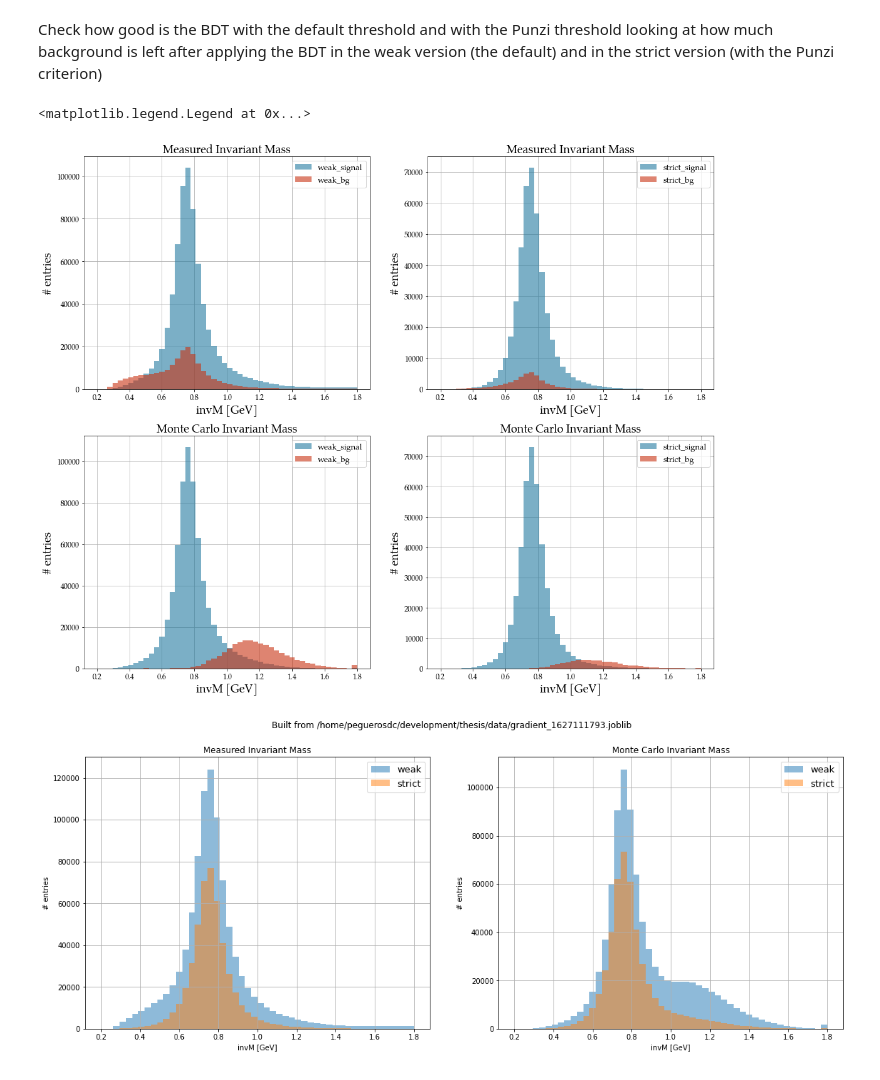
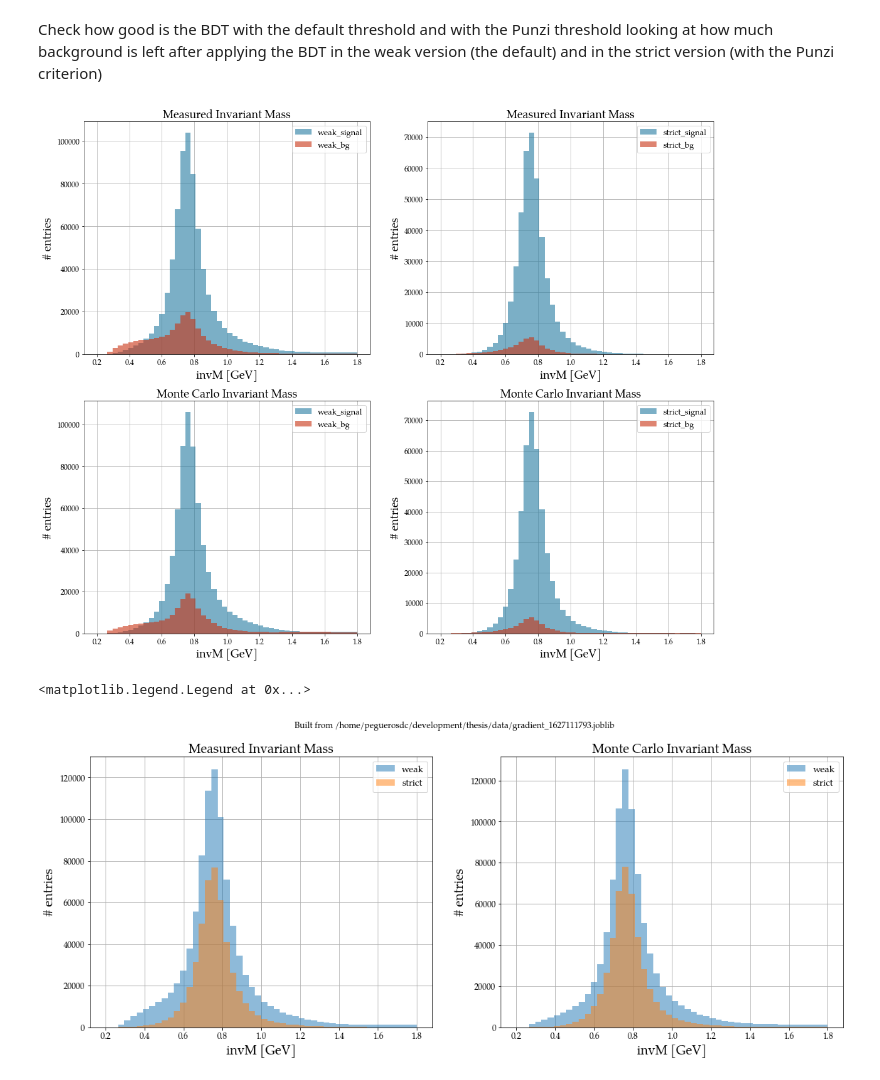
Before and after one commit to peguerosdc/unfolding_benchmark, a Jupyter notebook: tau2pipi0nu_bdt.ipynb, the cells around one changed output. Saved outputs shown, nothing was run; the diff lists cells and outputs as text; code cells hidden in the pictures.

```diff
--- a/tau2pipi0nu_bdt.ipynb
+++ b/tau2pipi0nu_bdt.ipynb
@@ -38,7 +38,8 @@ def get_config(is_jaguar=False):
 # set variables to use
 branches_to_train = ["thrust","visibleEnergyOfEventCMS","track_sig_EoverP","track_sig_pionID","track_sig_pt", "sig_gamma1_E","sig_gamma2_E","track_sig_cosToThrustOfEvent","neutral_sig_E","neutral_sig_M"]
 branches_to_cut = ["tauPlusMCMode", "tauMinusMCMode", "track_sig_charge", "tau_sig_InvM", "nPi0s_sig", "tau_sig_matchedMC_InvM"]
-branches_to_use = branches_to_train + branches_to_cut
+branches_to_calculate = ["neutral_sig_mcE","track_sig_mcE","neutral_sig_mcPX","track_sig_mcPX","neutral_sig_mcPY","track_sig_mcPY","neutral_sig_mcPZ","track_sig_mcPZ"]
+branches_to_use = branches_to_train + branches_to_cut + branches_to_calculate
 print(f"Going to use {len(branches_to_train)} variables to fit...")
 # %% [output]
 Going to use 10 variables to fit...
@@ -141,6 +184,11 @@ signal_temp = ak.Array([])
 bg_temp = ak.Array([])
 for df in uproot.iterate(f"{config['data']['files']}:tau1x1", filter_name=branches_to_use,step_size=config['data']['step_size'], num_workers=config['data']['workers']):
     one_pi0 = df[(df.nPi0s_sig==1)]
+    # add new calculated invariant mass while preserving a backup
+    one_pi0["tau_sig_matchedMC_InvM_backup"] = one_pi0["tau_sig_matchedMC_InvM"]
+    one_pi0["tau_sig_matchedMC_InvM"] = np.sqrt(
+        (one_pi0.neutral_sig_mcE + one_pi0.track_sig_mcE)**2
+        - (one_pi0.neutral_sig_mcPX + one_pi0.track_sig_mcPX)**2 - (one_pi0.neutral_sig_mcPY + one_pi0.track_sig_mcPY)**2 - (one_pi0.neutral_sig_mcPZ + one_pi0.track_sig_mcPZ)**2)
     # get the events that are signal
     is_signal = \
     (( (one_pi0.track_sig_charge==1) & (one_pi0.tauPlusMCMode==4) ) | (
@@ -521,36 +569,35 @@ ax_mass_mc.set_title("Monte Carlo Invariant Mass")
 ax_mass_mc.set_xlabel("invM [GeV]")
 ax_mass_mc.set_ylabel("# entries")
 ax_mass_mc.legend(prop={"size": 13})
+fig.savefig("./doc/images/strict_weak.svg")
 # %% [output]
-<matplotlib.legend.Legend at 0x...>
-[figure, old version]
+[figure, new version]
 # %%
 fig, axs = plt.subplots(1, 2, figsize=(19, 7))
 fig.suptitle(f"Built from {config['tree_to_use']}")
 
 
 weak_mass = weak_mass_signal + weak_mass_noise
 strict_mass = strict_mass_signal + strict_mass_noise
 # Plot the histogram of the data
 ax_mass = axs[0]
 ax_mass.bar(weak_mass.axes[0].centers, weak_mass.view(), width=weak_mass.axes[0].widths, label="weak", alpha=0.5)
 ax_mass.bar(strict_mass.axes[0].centers, strict_mass.view(), width=strict_mass.axes[0].widths, label="strict", alpha=0.5)
 ax_mass.set_title("Measured Invariant Mass")
 ax_mass.set_xlabel("invM [GeV]")
 ax_mass.set_ylabel("# entries")
 ax_mass.legend(prop={"size": 13})
-ax_mass.grid()
-
 weak_mass_mc = weak_mass_mc_signal + weak_mass_mc_noise
 strict_mass_mc = strict_mass_mc_signal + strict_mass_mc_noise
+
 # Plot the histogram of the monte carlo
 ax_mass_mc = axs[1]
 ax_mass_mc.bar(weak_mass_mc.axes[0].centers, weak_mass_mc.view(), width=weak_mass_mc.axes[0].widths, label="weak", alpha=0.5)
 ax_mass_mc.bar(strict_mass_mc.axes[0].centers, strict_mass_mc.view(), width=strict_mass_mc.axes[0].widths, label="strict", alpha=0.5)
 ax_mass_mc.set_title("Monte Carlo Invariant Mass")
 ax_mass_mc.set_xlabel("invM [GeV]")
 ax_mass_mc.set_ylabel("# entries")
 ax_mass_mc.legend(prop={"size": 13})
-ax_mass_mc.grid()
 # %% [output]
+<matplotlib.legend.Legend at 0x...>
-[figure, old version]
+[figure, new version]
```
Also changed, not shown: parts of 6 cells of this notebook, 8 other files.
